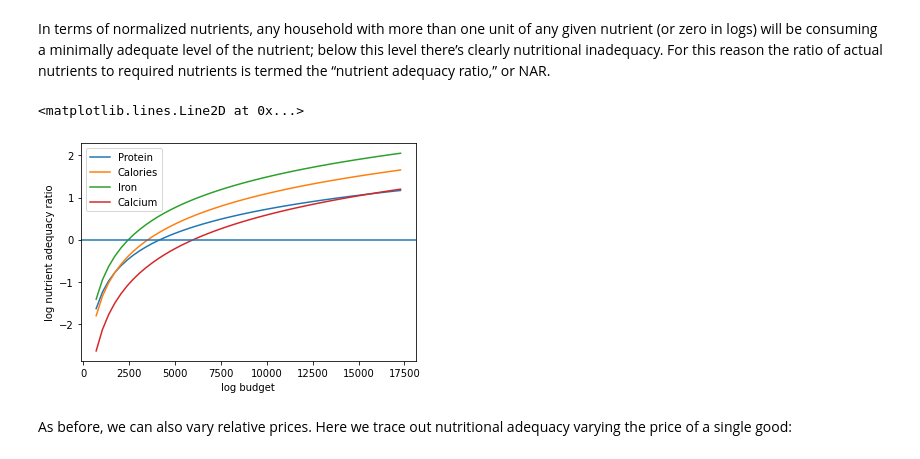
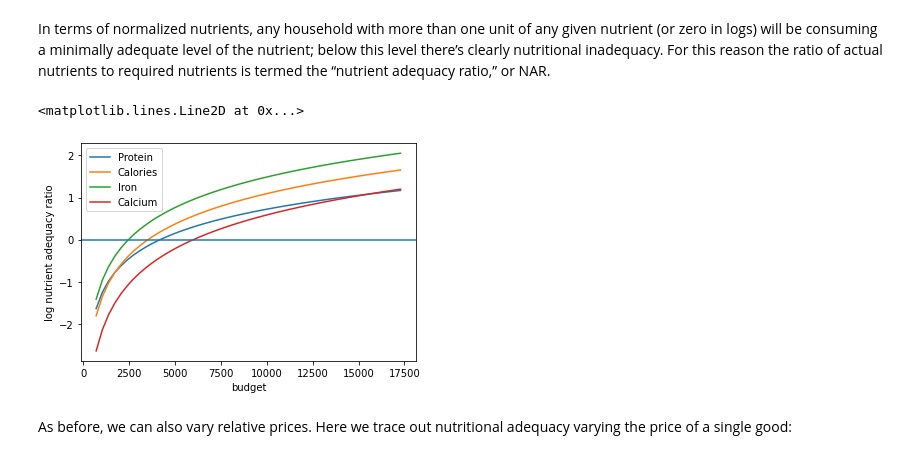
Before and after one commit to ligonteaching/EEP153_Materials, a Jupyter notebook: Project4/nutritional_adequacy.ipynb, the cells around one changed output. Cells and saved outputs as stored; diff of their text form; code cells hidden in the pictures.

```diff
--- a/Project4/nutritional_adequacy.ipynb
+++ b/Project4/nutritional_adequacy.ipynb
@@ -202,16 +262,16 @@ adequacy ratio,&rdquo; or NAR.
 # %%
 X = np.linspace(reference_x/5,reference_x*5,50)
 
 ndf = pd.concat({x:np.log(nutrient_adequacy_ratio(x,p))[UseNutrients] for x in X},axis=1).T
 
 ax = ndf.plot()
 
-ax.set_xlabel('log budget')
+ax.set_xlabel('budget')
 ax.set_ylabel('log nutrient adequacy ratio')
 ax.axhline(0)
 # %% [output]
 <matplotlib.lines.Line2D at 0x...>
-[figure, old version]
+[figure, new version]
 # %% [markdown]
 As before, we can also vary relative prices.  Here we trace out
 nutritional adequacy varying the price of a single good:
```
Also changed, not shown: parts of 6 cells of this notebook.
